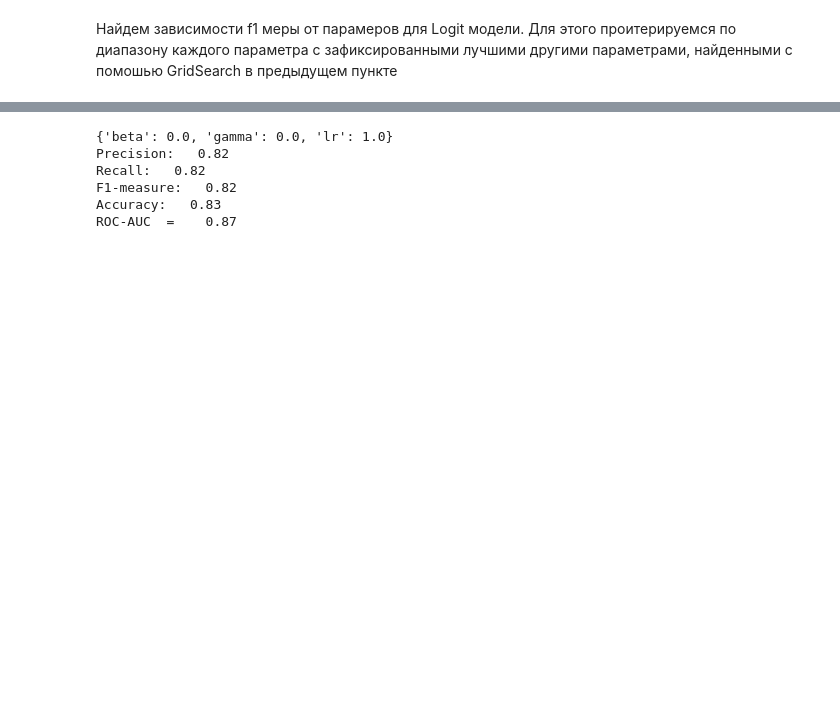
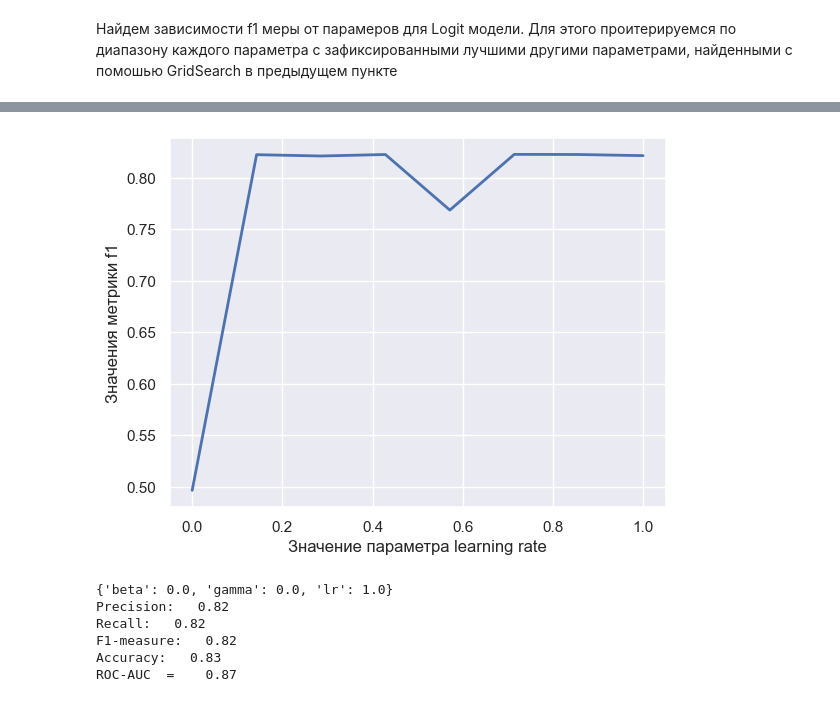
Before and after one commit to Bogdan108/ML, a Jupyter notebook: HW/HW_3/HW3_v8.ipynb, the cells around one changed output, grey strips where cells are left out. Drawn from its saved outputs; the diff is of its cells as text; code cells hidden in the pictures; blank space fills up the shorter version.

```diff
--- a/HW/HW_3/HW3_v8.ipynb
+++ b/HW/HW_3/HW3_v8.ipynb
@@ -477,11 +510,13 @@ show_f1(params_logit['gama'],gama_result,'gama' )
 # %%
 lr_result = []
-for lr in params_logit['gama']:
-    svr = Logit(max_iter=1000, 'lr'=lr)
-    clf.fit(train_texts, train_y)
-    pred = clf.predict(test_texts)
+for lr in params_logit['lr']:
+    svr = Logit(max_iter=1000,gamma=0,beta=0, lr=lr)
+    svr.fit(train_texts, train_y)
+    pred = svr.predict(test_texts)
     lr_result.append(f1_score(test_y, pred, average='macro'))
 show_f1(params_logit['lr'],lr_result,'learning rate' )
+# %% [output]
+[figure, added]
 # %%
 parameters = {'kernel':('linear', 'rbf', 'poly', 'sigmoid'),'C':np.linspace(0.001, 1, 5),}
 clf = GridSearchCV(SVC(probability=True, verbose = False),parameters, scoring = 'f1', cv=2)
```
Also changed, not shown: parts of 11 cells of this notebook.
